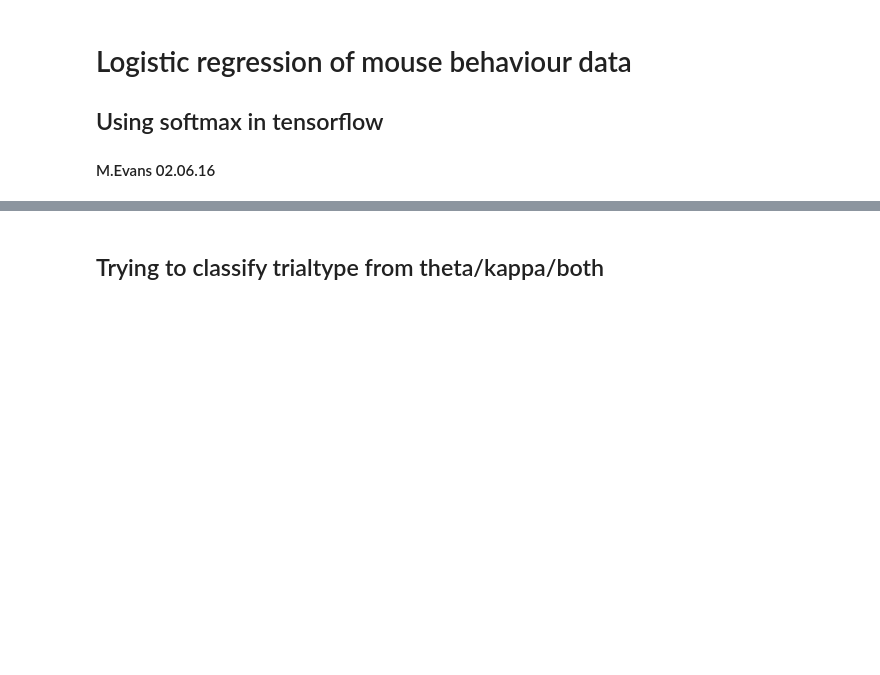
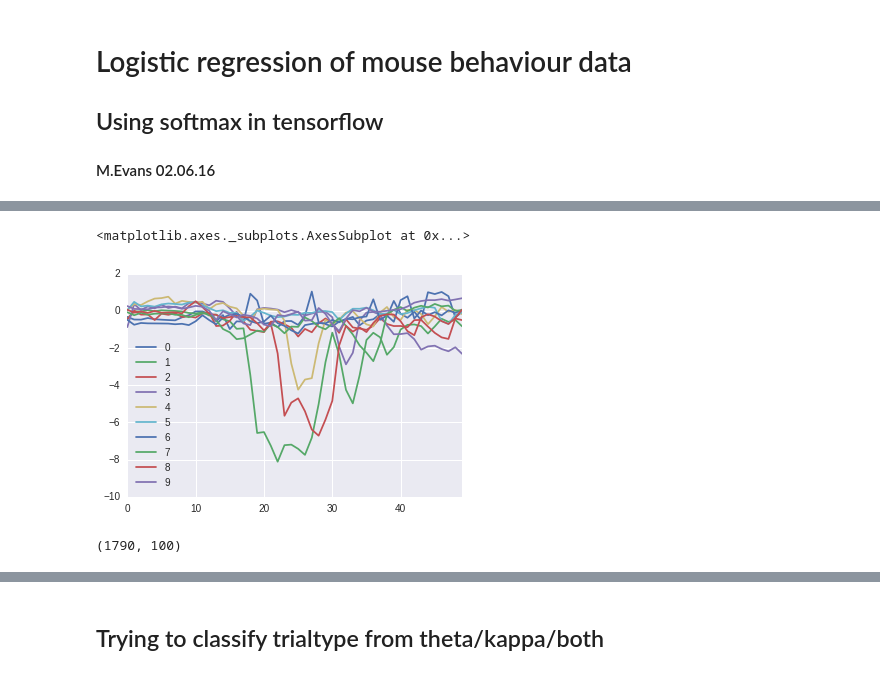
Before and after one commit to mathewzilla/whiskfree, a Jupyter notebook: tf/softmax_tf.ipynb, the cells around one changed output, grey strips where cells are left out. Cells and saved outputs as stored; diff of their text form; code cells hidden in the pictures; blank space fills up the shorter version.

```diff
--- a/tf/softmax_tf.ipynb
+++ b/tf/softmax_tf.ipynb
@@ -36,0 +51,13 @@ Successfully installed scipy-0.17.1 seaborn-0.7.0
+# %%
+kappa_df = pd.DataFrame(kappa_r)
+theta_df = pd.DataFrame(theta_r)
+# %%
+kappa_df[:10].T.plot()
+# %% [output]
+<matplotlib.axes._subplots.AxesSubplot at 0x...>
+[figure, added]
+# %%
+both_df = pd.concat([theta_df,kappa_df],axis=1)
+both_df.shape
+# %% [output]
+(1790, 100)
```
Also changed, not shown: parts of 21 cells of this notebook, 2 other files.
